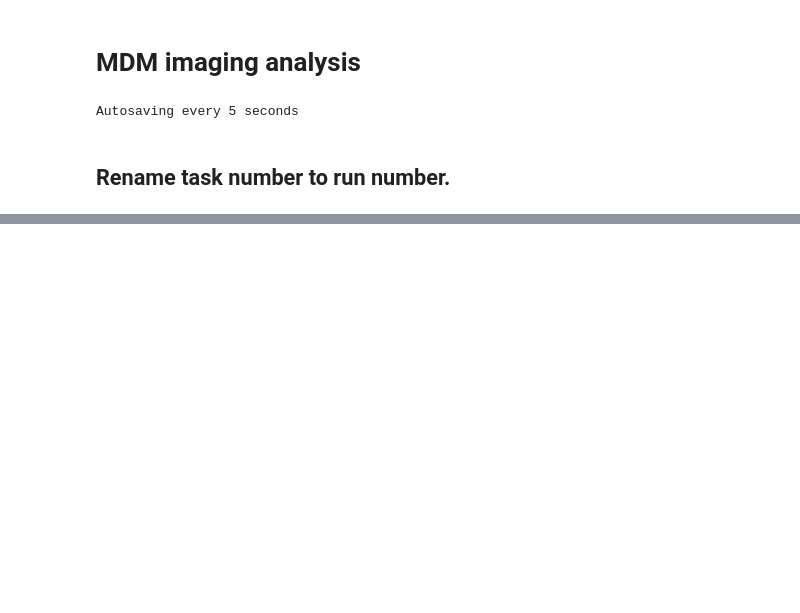
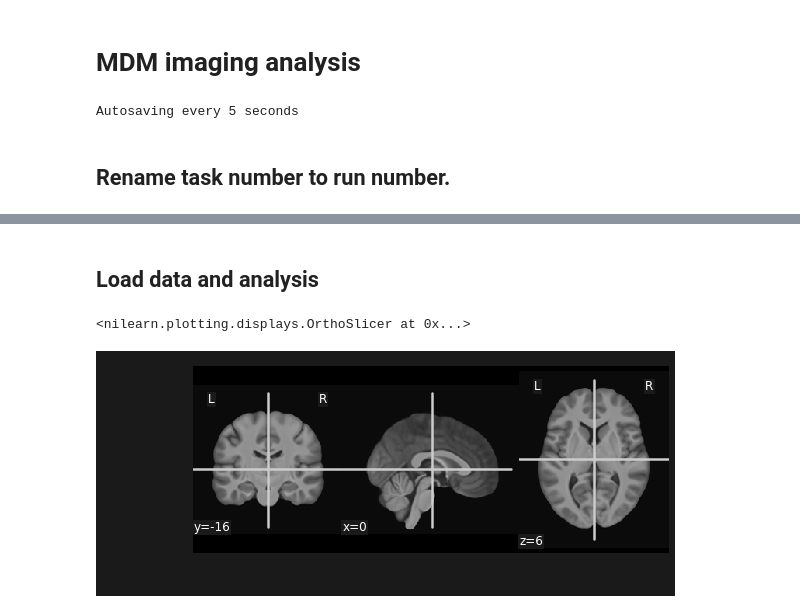
Before and after one commit to ruonanjia/mdm_imaging_analysis, a Jupyter notebook: mdm_imaging_glm.ipynb, the cells around one changed output, grey strips where cells are left out. Cells and saved outputs as stored; diff of their text form; code cells hidden in the pictures; blank space fills up the shorter version.

Commit message:
Load all anatomical data and plot

```diff
--- a/mdm_imaging_glm.ipynb
+++ b/mdm_imaging_glm.ipynb
@@ -96,5 +89,7 @@ sub_num = []
 for fold in sub_fold:
     sub_id = fold.split('sub-')[1]
     sub_num.append(int(sub_id))
+
+sub_num.sort()
 print('All subjects included in analysis:', sub_num)
 # %% [output]
@@ -191 +165,6 @@ sub-2666_ses-1_run-4_space-MNI152NLin2009cAsym_desc-aparcaseg_dseg.nii.gz
+# %% [markdown]
+## Load data and analysis
+# %%
+data_root = '/home/rj299/project/mdm_analysis/data_rename'
+out_root = '/home/rj299/project/mdm_analysis/output'
 # %%
@@ -218,2 +205,31 @@ def load_whb_mask(sub, data_root):
     mask = nib.load(maskfile)
     return mask
+# %%
+def load_anat(sub):
+    """ Load single subject anatomical data
+
+    Parameters:
+    ----------
+    sub: subject id
+
+    Retrun:
+    ----------
+
+    """
+
+    anat_in = os.path.join(data_root, 'anat', 'sub-%s' %sub, 'sub-%s_space-MNI152NLin2009cAsym_desc-preproc_T1w.nii.gz' %sub)
+    anat = nib.load(anat_in)
+
+    return anat
+# %%
+# load all subjects' anatomical data
+anat = []
+for sub in sub_num:
+    anat.append(load_anat(sub))
+
+# average and plot
+anat_mean = mean_img(anat)
+plotting.plot_anat(anat_mean)
+# %% [output]
+<nilearn.plotting.displays.OrthoSlicer at 0x...>
+[figure, added]
```
Also changed, not shown: parts of 15 cells of this notebook.
